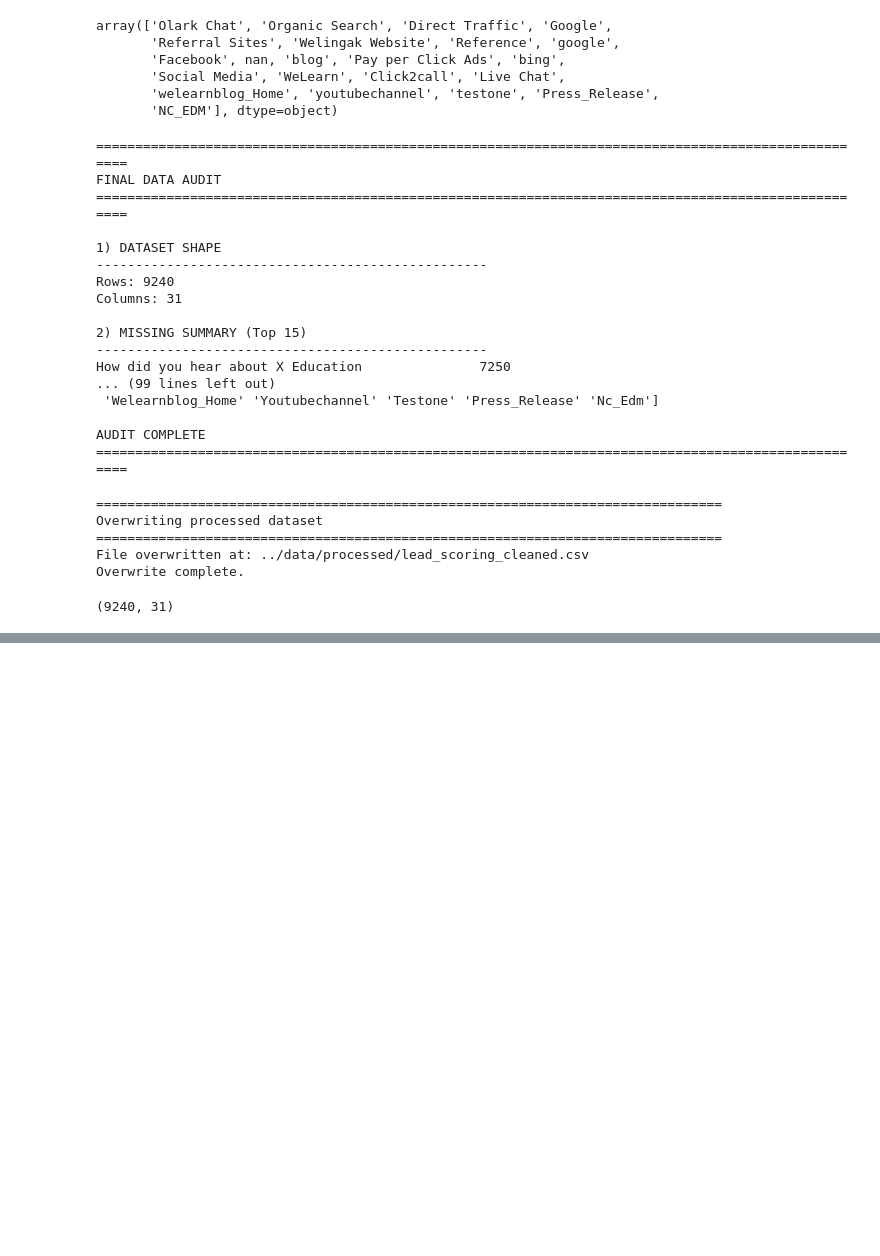
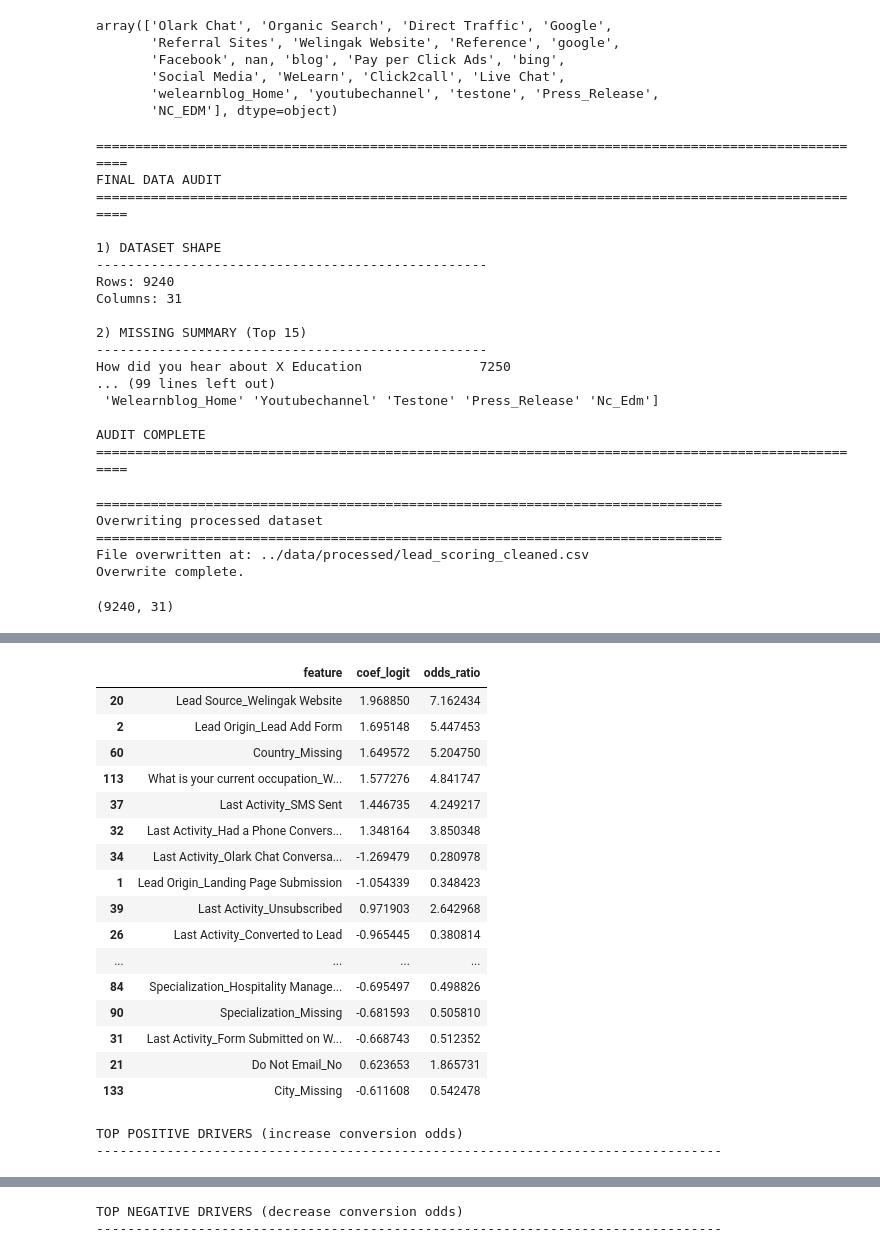
Before and after one commit to jana-lea-godin/Lead-Scoring-Case, a Jupyter notebook: notebooks/01_signal_vs_noise.ipynb, the cells around one changed output, grey strips where cells are left out. Saved outputs shown, nothing was run; the diff lists cells and outputs as text; code cells hidden in the pictures; blank space fills up the shorter version.

```diff
--- a/notebooks/01_signal_vs_noise.ipynb
+++ b/notebooks/01_signal_vs_noise.ipynb
@@ -787,0 +1290,59 @@ print(df_test.shape)
+# %%
+import numpy as np
+import pandas as pd
+
+print("="*100)
+print("MODEL INTERPRETATION: TOP COEFFICIENTS + ODDS RATIOS")
+print("="*100)
+
+# 1) Extract components
+pre = model.named_steps["preprocessing"]
+clf = model.named_steps["classifier"]
+
+# 2) Get feature names from ColumnTransformer
+cat_pipe = pre.named_transformers_["cat"]
+ohe = cat_pipe.named_steps["ohe"]
+cat_feature_names = ohe.get_feature_names_out(categorical_cols)
+
+num_feature_names = np.array(numeric_cols, dtype=object)
+feature_names = np.concatenate([cat_feature_names, num_feature_names])
+
+# 3) Pull coefficients
+coefs = clf.coef_.ravel()
+intercept = float(clf.intercept_[0])
+
+coef_df = pd.DataFrame({
+    "feature": feature_names,
+    "coef_logit": coefs,
+    "odds_ratio": np.exp(coefs),
+    "abs_coef": np.abs(coefs),
+}).sort_values("abs_coef", ascending=False)
+
+print("\nIntercept (log-odds):", round(intercept, 4))
+print("Intercept (odds):", round(np.exp(intercept), 4))
+
+# 4) Show top drivers by absolute effect
+TOP_N = 25
+
+print("\nTOP FEATURES BY ABSOLUTE EFFECT (|coef|)")
+print("-"*80)
+display(coef_df.head(TOP_N)[["feature", "coef_logit", "odds_ratio"]])
+
+# 5) Show strongest positive and negative
+print("\nTOP POSITIVE DRIVERS (increase conversion odds)")
+print("-"*80)
+display(coef_df.sort_values("coef_logit", ascending=False).head(TOP_N)[["feature", "coef_logit", "odds_ratio"]])
+
+print("\nTOP NEGATIVE DRIVERS (decrease conversion odds)")
+print("-"*80)
+display(coef_df.sort_values("coef_logit", ascending=True).head(TOP_N)[["feature", "coef_logit", "odds_ratio"]])
+
+# 6) Numeric-only effects
+print("\nNUMERIC FEATURES (odds ratios per +1 unit)")
+print("-"*80)
+num_df = coef_df[coef_df["feature"].isin(numeric_cols)].copy()
+display(num_df[["feature", "coef_logit", "odds_ratio"]].sort_values("abs_coef", ascending=False))
+
+print("\nINTERPRETATION BLOCK COMPLETE")
+print("="*100)
+# %% [output]
@@ -787,0 +1358,19 @@ print(df_test.shape)
+|  | feature | coef_logit | odds_ratio |
+| 20 | Lead Source_Welingak Website | 1.968850 | 7.162434 |
+| 2 | Lead Origin_Lead Add Form | 1.695148 | 5.447453 |
+| 60 | Country_Missing | 1.649572 | 5.204750 |
+| 113 | What is your current occupation_W... | 1.577276 | 4.841747 |
+| 37 | Last Activity_SMS Sent | 1.446735 | 4.249217 |
+| 32 | Last Activity_Had a Phone Convers... | 1.348164 | 3.850348 |
+| 34 | Last Activity_Olark Chat Conversa... | -1.269479 | 0.280978 |
+| 1 | Lead Origin_Landing Page Submission | -1.054339 | 0.348423 |
+| 39 | Last Activity_Unsubscribed | 0.971903 | 2.642968 |
+| 26 | Last Activity_Converted to Lead | -0.965445 | 0.380814 |
+| ... | ... | ... | ... |
+| 84 | Specialization_Hospitality Manage... | -0.695497 | 0.498826 |
+| 90 | Specialization_Missing | -0.681593 | 0.505810 |
+| 31 | Last Activity_Form Submitted on W... | -0.668743 | 0.512352 |
+| 21 | Do Not Email_No | 0.623653 | 1.865731 |
+| 133 | City_Missing | -0.611608 | 0.542478 |
+TOP POSITIVE DRIVERS (increase conversion odds)
+--------------------------------------------------------------------------------
@@ -787,0 +1394,2 @@ print(df_test.shape)
+TOP NEGATIVE DRIVERS (decrease conversion odds)
+--------------------------------------------------------------------------------
```
Also changed, not shown: parts of 14 cells of this notebook, 9 other files.
